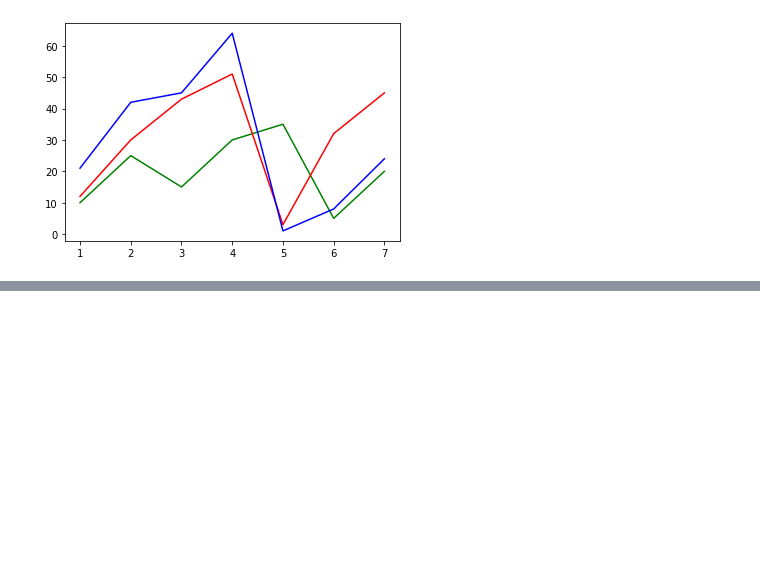
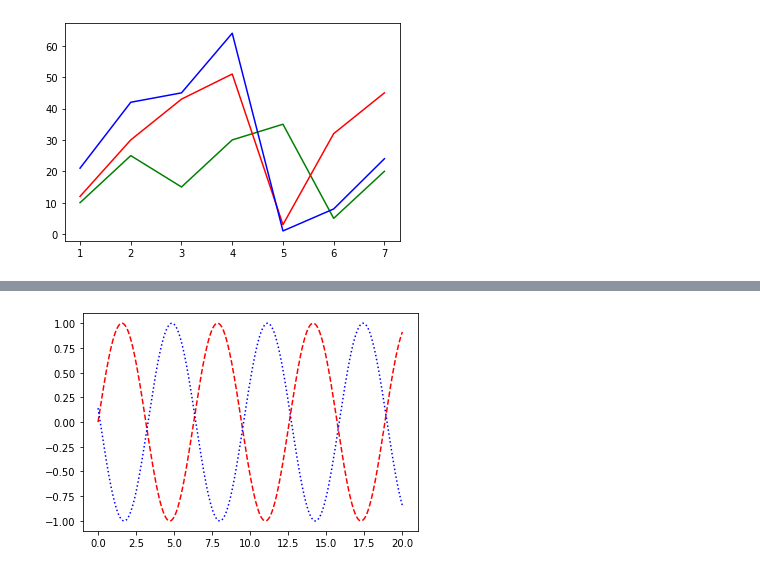
Before and after one commit to josecodetech/matplotlib, a Jupyter notebook: matplotlib.ipynb, the cells around one changed output, grey strips where cells are left out. Cells and saved outputs as stored; diff of their text form; code cells hidden in the pictures; blank space fills up the shorter version.

```diff
--- a/matplotlib.ipynb
+++ b/matplotlib.ipynb
@@ -69,0 +86,15 @@ plt.show()
+# %%
+#Grafica de ejemplo
+fig = plt.figure()
+ax=plt.axes()
+x = np.linspace(0,20,2000)
+ax.plot(x,np.sin(x),color='red',linestyle='dashed')
+#alternativa
+plt.plot(x,np.sin(x+3),color='blue',linestyle='dotted')
+#ajuestes de limites
+#plt.xlim(-1.5,10)
+#plt.ylim(-2.5,2.5)
+#plt.axis('equal')
+plt.show()
+# %% [output]
+[figure, added]
```
Also changed, not shown: parts of 5 cells of this notebook.
